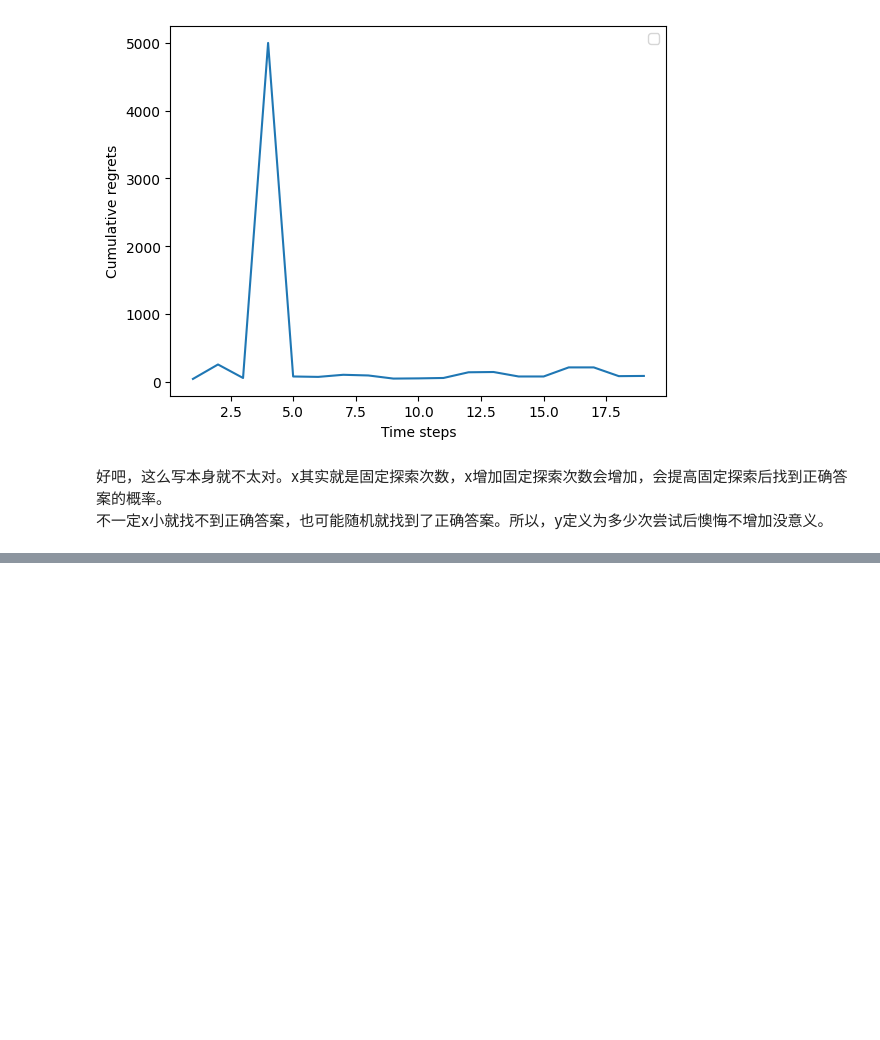
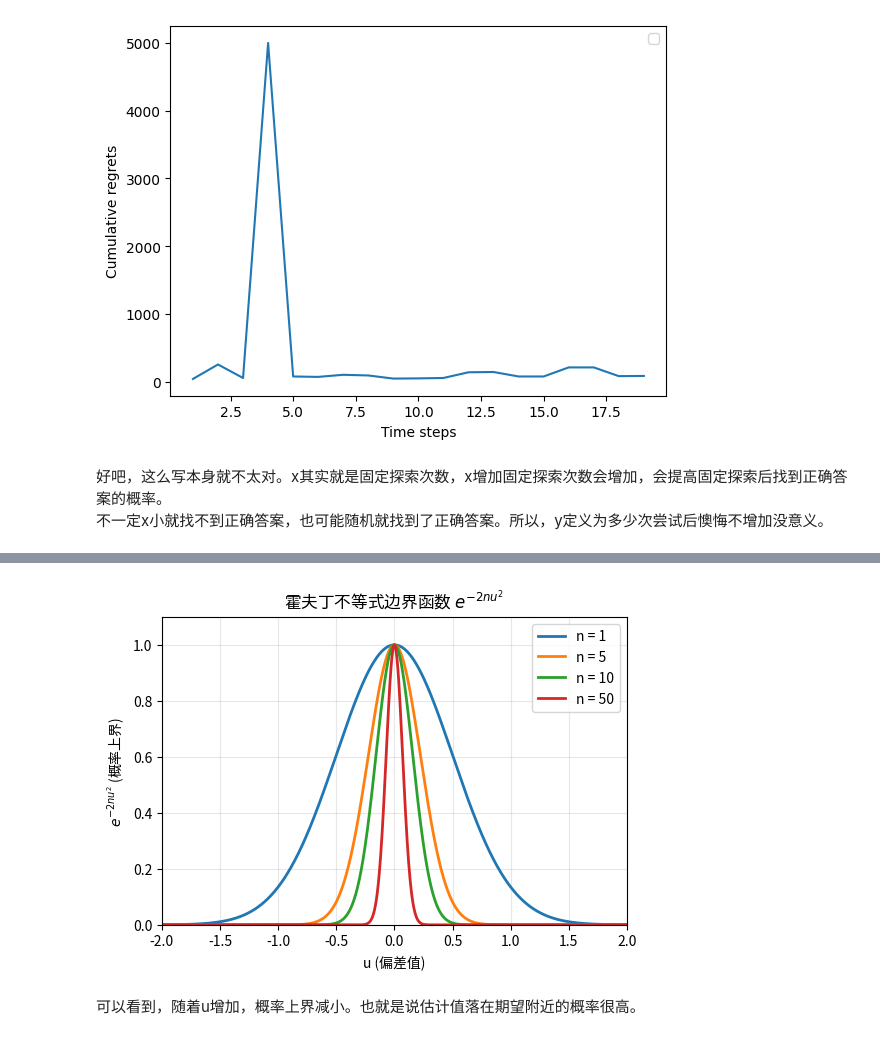
Before and after one commit to YoungAndSure/RlZero, a Jupyter notebook: BernoulliBandit.ipynb, the cells around one changed output, grey strips where cells are left out. Drawn from its saved outputs; the diff is of its cells as text; code cells hidden in the pictures; blank space fills up the shorter version.

```diff
--- a/BernoulliBandit.ipynb
+++ b/BernoulliBandit.ipynb
@@ -221,0 +232,40 @@ No artists with labels found to put in legend.  Note that artists whose label st
+# %%
+import numpy as np
+import matplotlib.pyplot as plt
+
+# 设置中文字体支持
+plt.rcParams['font.sans-serif'] = ['SimHei', 'Noto Sans CJK JP']
+plt.rcParams['axes.unicode_minus'] = False
+
+# 定义u的取值范围：从-100到+100
+u = np.linspace(-2, 2, 1000)
+
+# 定义不同的n值（样本量）
+n_values = [1, 5, 10, 50]
+
+# 创建图形
+plt.figure(figsize=(6, 4))
+
+# 为每个n值绘制对应的函数曲线
+for n in n_values:
+    # 计算霍夫丁边界函数值：e^(-2nu²)
+    y = np.exp(-2 * n * u**2)
+    plt.plot(u, y, label=f'n = {n}', linewidth=2)
+
+# 设置图形属性
+plt.xlabel('u (偏差值)')
+plt.ylabel(r'$e^{-2nu^2}$ (概率上界)')
+plt.title(r'霍夫丁不等式边界函数 $e^{-2nu^2}$')
+plt.legend()
+plt.grid(True, alpha=0.3)
+
+# 设置坐标轴范围
+plt.xlim(-2, 2)
+plt.ylim(0, 1.1)
+
+# 显示图形
+plt.show()
+# %% [output]
+[figure, added]
+# %% [markdown]
+可以看到，随着u增加，概率上界减小。也就是说估计值落在期望附近的概率很高。
```
Also changed, not shown: parts of 1 cell of this notebook.
